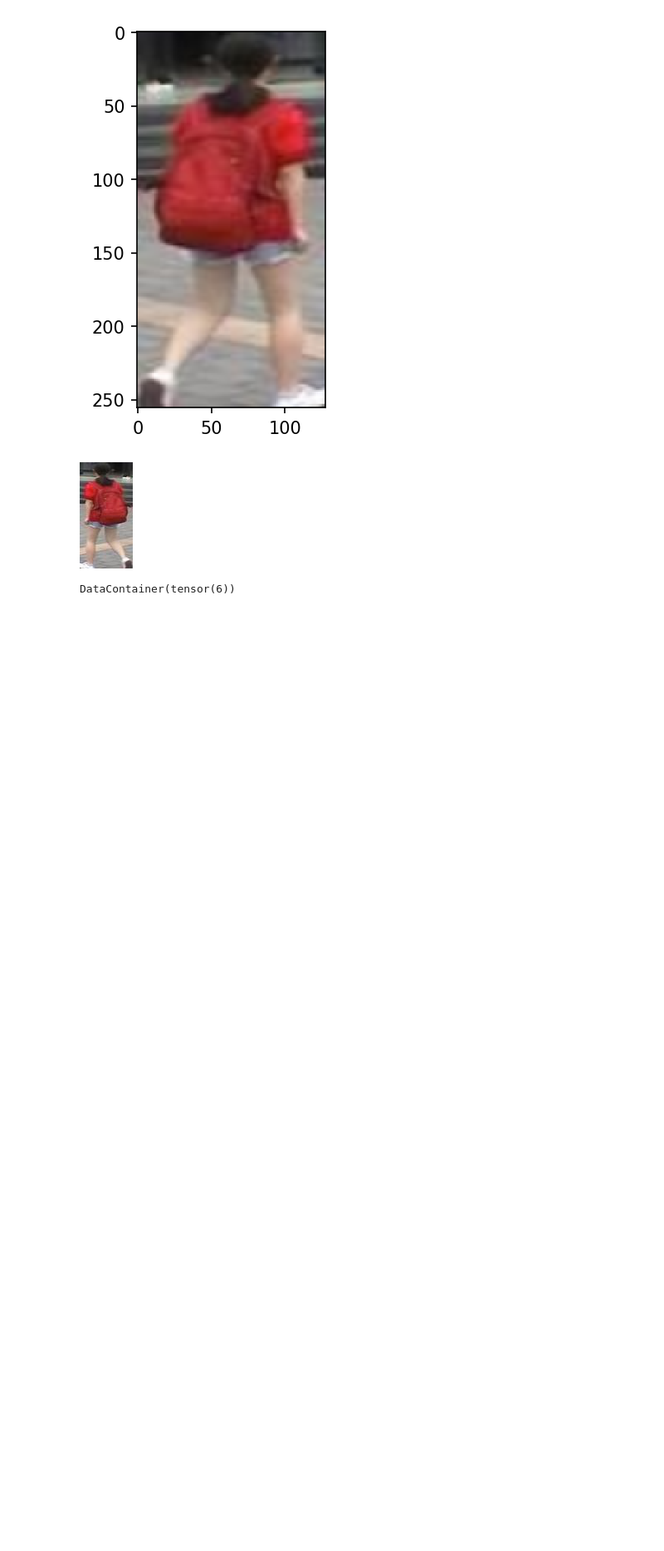
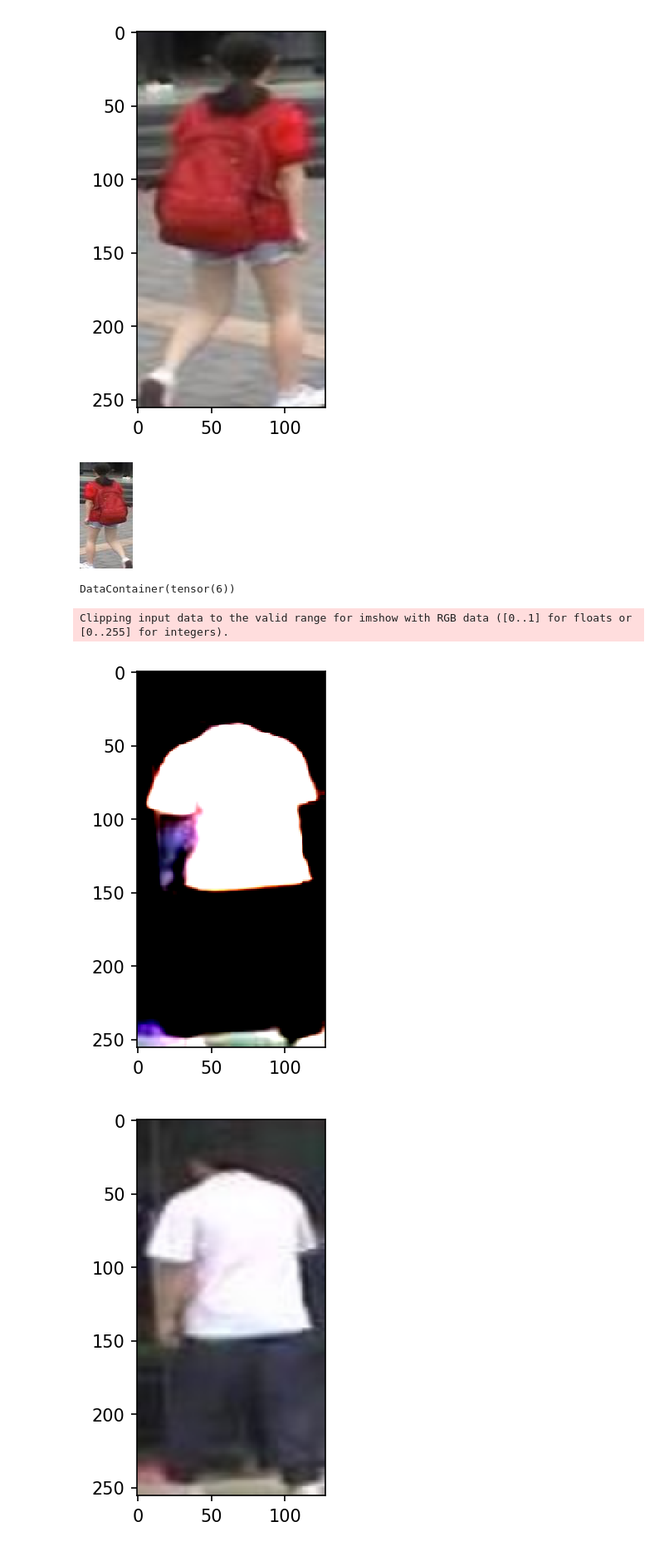
Before and after one commit to haruishi43/pepper, a Jupyter notebook: notebooks/test_data_mini_market1501.ipynb, the cells around one changed output. Shown at 83% size. Cells and saved outputs as stored; diff of their text form; code cells hidden in the pictures; blank space fills up the shorter version.

```diff
--- a/notebooks/test_data_mini_market1501.ipynb
+++ b/notebooks/test_data_mini_market1501.ipynb
@@ -111,3 +111,25 @@ Clipping input data to the valid range for imshow with RGB data ([0..1] for floa
 print(sample['gt_label'])
 # %% [output]
 DataContainer(tensor(6))
+# %%
+sample = dataset[8]
+
+img = sample['img'].data
+unnorm_img = unnorm(deepcopy(img))
+img = img.numpy().transpose((1, 2, 0))[:, :, [2, 1, 0]]
+unnorm_img = unnorm_img.numpy().transpose((1, 2, 0)).astype(np.uint8)
+
+plt.imshow(img, interpolation='nearest')
+plt.gcf().set_dpi(150)
+plt.show()
+
+plt.imshow(unnorm_img, interpolation='nearest')
+plt.gcf().set_dpi(150)
+plt.show()
+
+pil_img = Image.open(sample['img_metas'].data['filename'])
+pil_img.show()
+# %% [output]
+Clipping input data to the valid range for imshow with RGB data ([0..1] for floats or [0..255] for integers).
+[figure, added]
+[figure, added]
```
Also changed, not shown: parts of 2 cells of this notebook, 11 other files.
